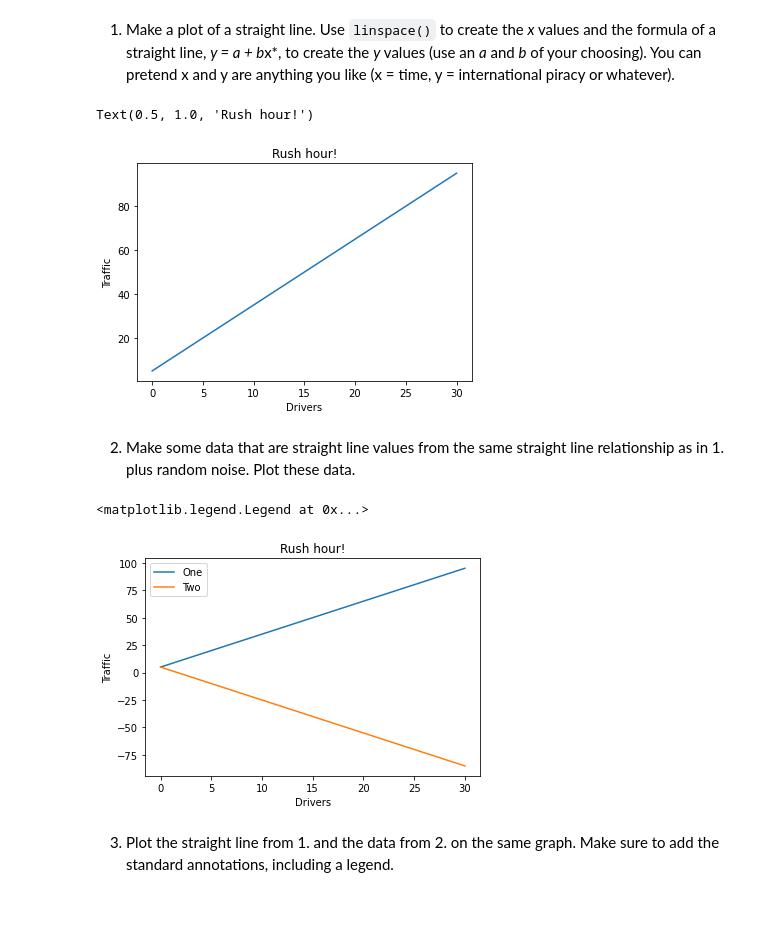
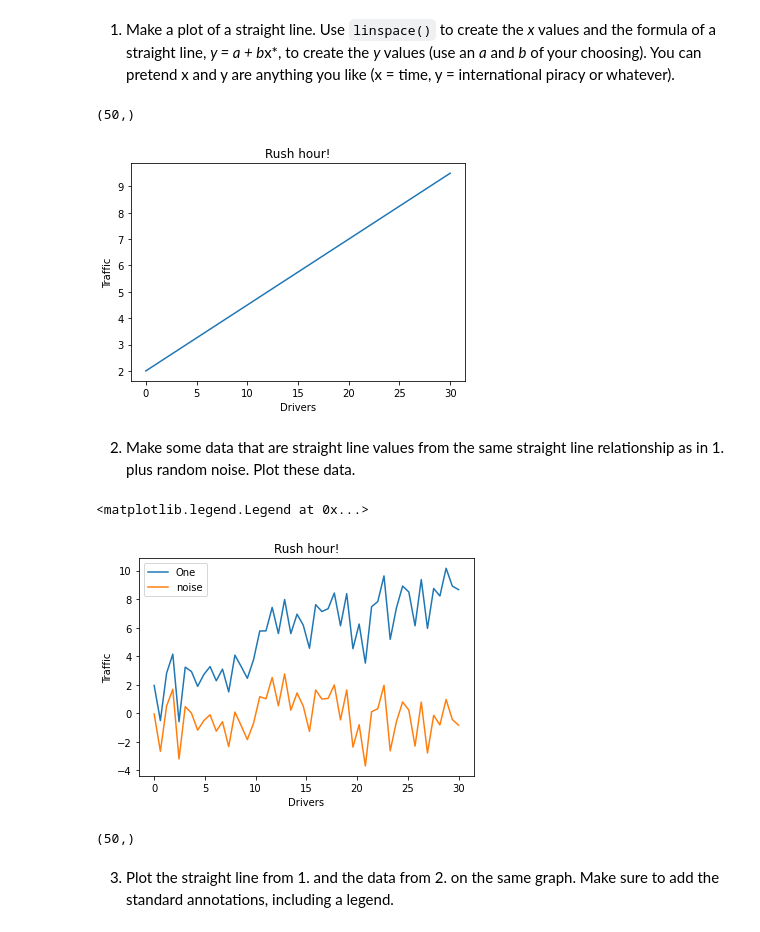
Before and after one commit to scingram1120/FDS-CourseTwo, a Jupyter notebook: t8HW.ipynb, the cells around one changed output. Cells and saved outputs as stored; diff of their text form; code cells hidden in the pictures.

```diff
--- a/t8HW.ipynb
+++ b/t8HW.ipynb
@@ -6,7 +6,7 @@
 import numpy as np
 import matplotlib.pyplot as plt
 x = np.linspace(0, 30)
-y = 5 + (3*x)
+y = 2 + (.25*x)
 
 
 plt.plot(x ,y)
@@ -15,25 +15,33 @@ plt.plot(x ,y)
 plt.xlabel("Drivers")
 plt.ylabel('Traffic')
 plt.title('Rush hour!')
+
+#explain
+x.shape
 # %% [output]
-Text(0.5, 1.0, 'Rush hour!')
+(50,)
-[figure, old version]
+[figure, new version]
 # %% [markdown]
 2. Make some data that are straight line values from the same straight line relationship as in 1. plus random noise. Plot these data.
 # %%
 x = np.linspace(0, 30)
-y = 5 + (3*x)
-y2 = 5 + (-3*x)
+SD = 1.5
+noise= np.random.randn(x.shape[0])*SD
 
-plt.plot(x ,y, label = "One")
-plt.plot(x ,y2, label = "Two")
+y1 = y + noise
 
+plt.plot(x ,y1, label = "One")
+plt.plot(x,noise, label = "noise")
 plt.xlabel("Drivers")
 plt.ylabel('Traffic')
 plt.title('Rush hour!')
 plt.legend()
 # %% [output]
 <matplotlib.legend.Legend at 0x...>
-[figure, old version]
+[figure, new version]
+# %%
+x.shape
+# %% [output]
+(50,)
 # %% [markdown]
 3. Plot the straight line from 1. and the data from 2. on the same graph. Make sure to add the standard annotations, including a legend.
```
Also changed, not shown: parts of 6 cells of this notebook, 1 other file.
